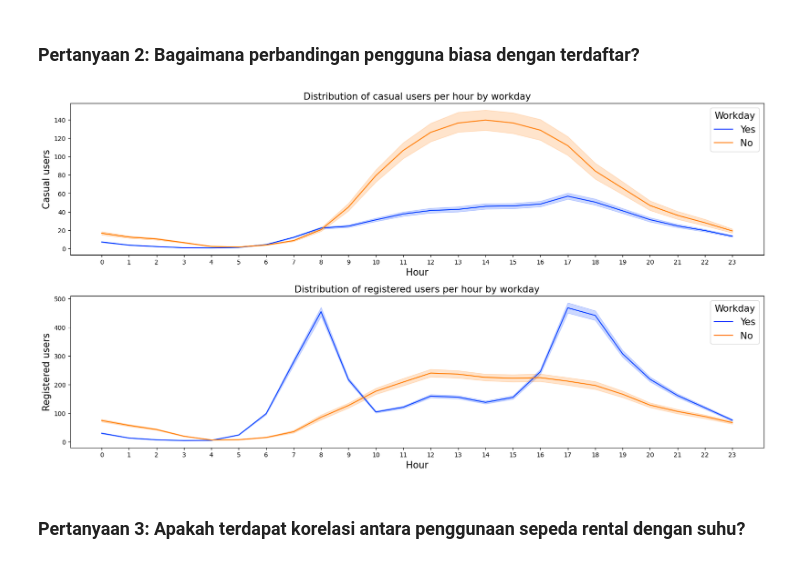
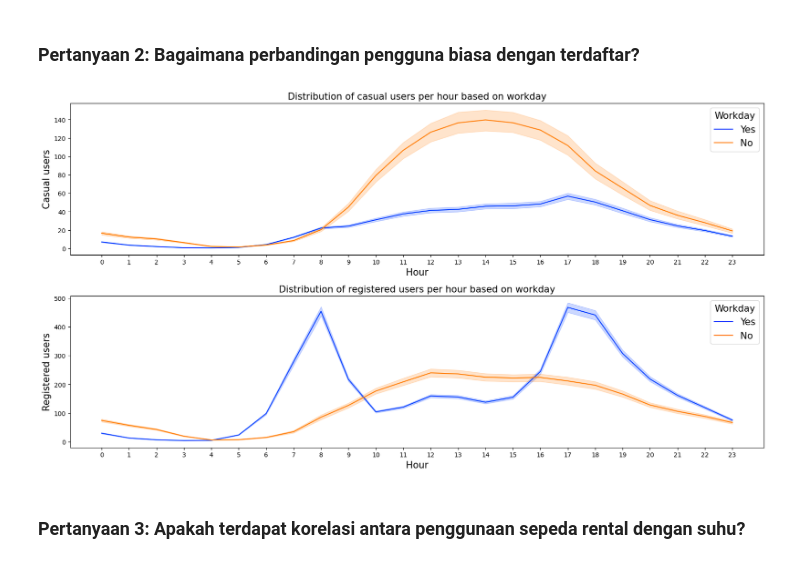
Before and after one commit to haikalirf/Bike-Sharing-Dataset-Analysis, a Jupyter notebook: notebook.ipynb, the cells around one changed output. Drawn from its saved outputs; the diff is of its cells as text; code cells hidden in the pictures.

```diff
--- a/notebook.ipynb
+++ b/notebook.ipynb
@@ -235,27 +238,27 @@ plt.show()
 # %%
 # distribution of casual and registered users per hour by workday
 fig, (ax1, ax2) = plt.subplots(figsize=(20, 10), nrows=2)
 hue_order = [1, 0]
 
 sns.lineplot(x='hour', y='casual_users', hue='is_working_day', hue_order=hue_order, palette='bright', data=hour_df, ax=ax1)
 sns.lineplot(x='hour', y='registered_users', hue='is_working_day', hue_order=hue_order, palette='bright', data=hour_df, ax=ax2)
 
-ax1.set_title('Distribution of casual users per hour by workday', fontsize=15)
+ax1.set_title('Distribution of casual users per hour based on workday', fontsize=15)
 ax1.set_xlabel('Hour', fontsize=15)
 ax1.set_xticks(range(0, 24))
 ax1.set_ylabel('Casual users', fontsize=15)
 ax1.legend(loc='upper right', fontsize=15, title='Workday', title_fontsize=15, labels=['Yes', 'No'], handles=ax1.lines[::len(hue_order)+1])
 
-ax2.set_title('Distribution of registered users per hour by workday', fontsize=15)
+ax2.set_title('Distribution of registered users per hour based on workday', fontsize=15)
 ax2.set_xlabel('Hour', fontsize=15)
 ax2.set_xticks(range(0, 24))
 ax2.set_ylabel('Registered users', fontsize=15)
 ax2.legend(loc='upper right', fontsize=15, title='Workday', title_fontsize=15, labels=['Yes', 'No'], handles=ax2.lines[::len(hue_order)+1])
 
 plt.subplots_adjust(hspace=0.27)
 plt.show()
 # %% [output]
-[figure, old version]
+[figure, new version]
 # %% [markdown]
 ### Pertanyaan 3: Apakah terdapat korelasi antara penggunaan sepeda rental dengan suhu?
 # %%
```
Also changed, not shown: parts of 2 cells of this notebook, 3 other files.
